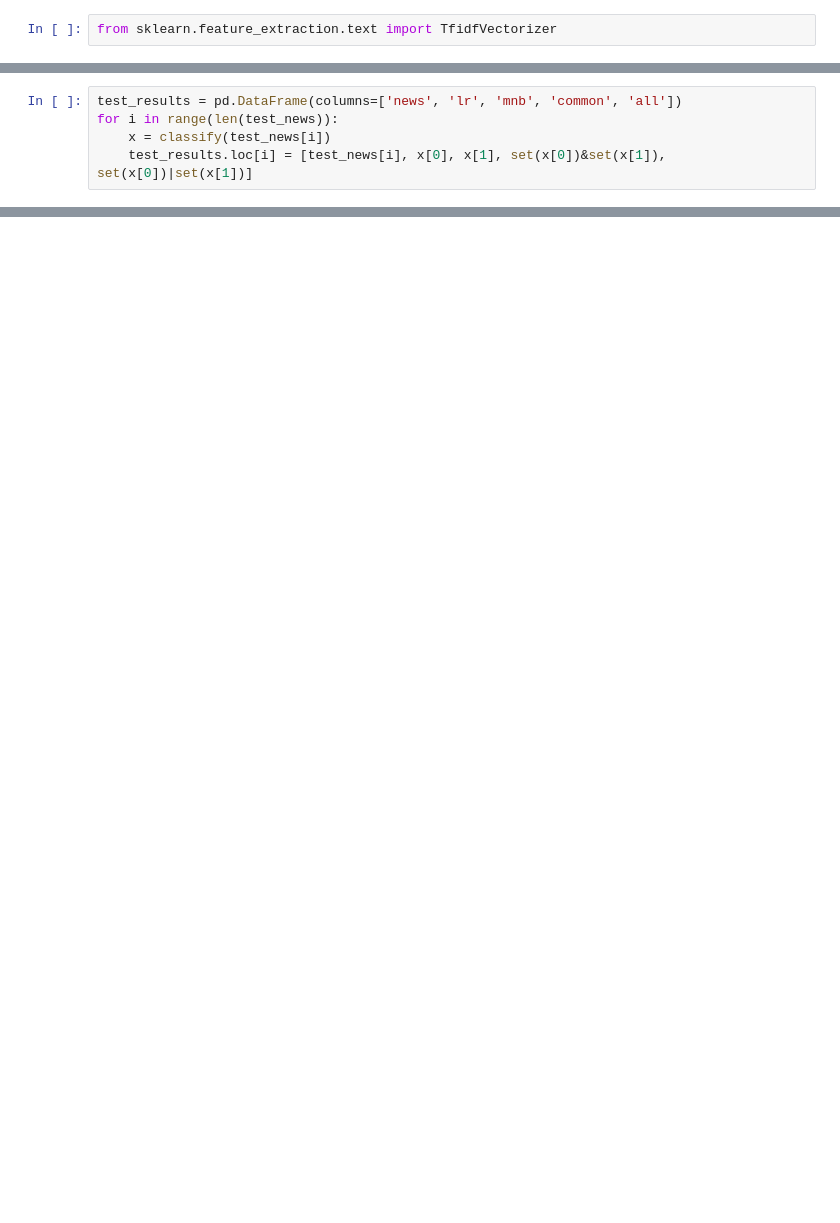
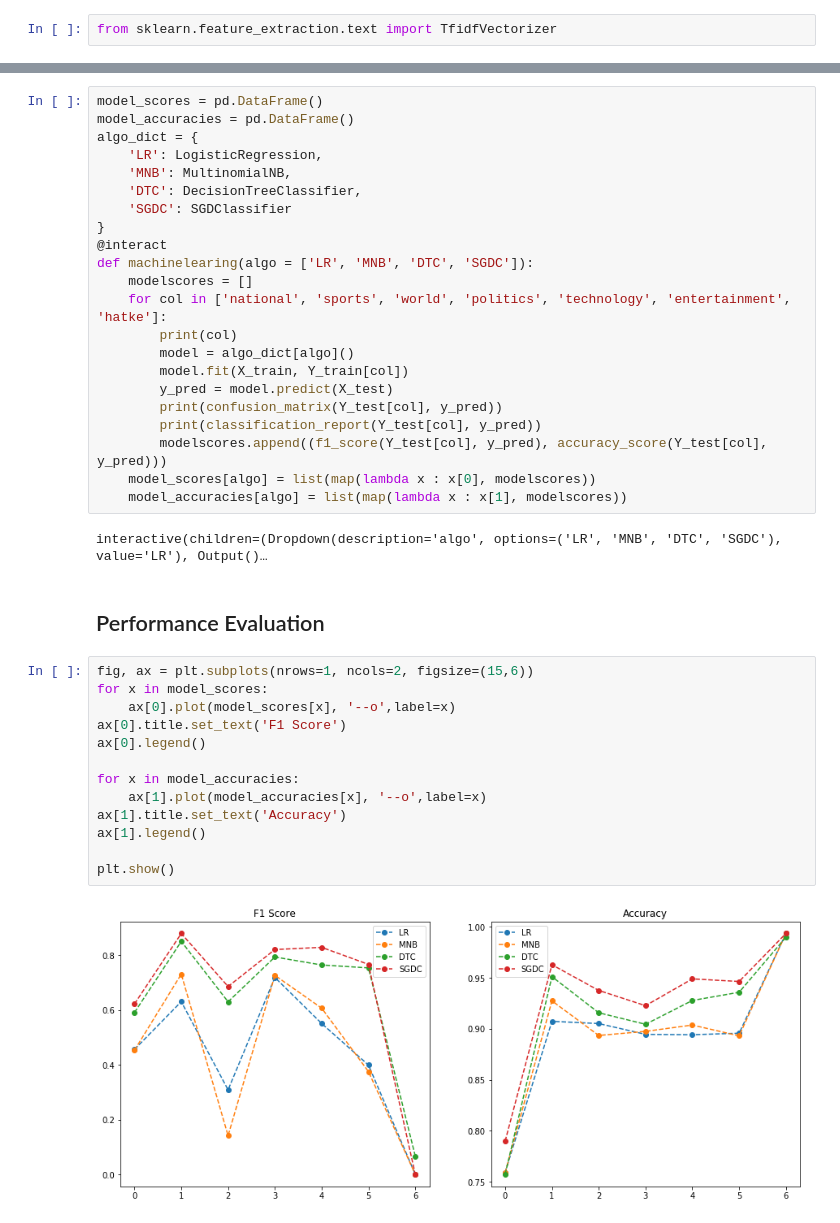
Before and after one commit to Ritvik19/News-Classifier, a Jupyter notebook: v2.ipynb, the cells around one changed output, grey strips where cells are left out. Saved outputs shown, nothing was run; the diff lists cells and outputs as text; blank space fills up the shorter version.

```diff
--- a/v2.ipynb
+++ b/v2.ipynb
@@ -451,5 +154,0 @@ test_news = [
-# %%
-test_results = pd.DataFrame(columns=['news', 'lr', 'mnb', 'common', 'all'])
-for i in range(len(test_news)):
-    x = classify(test_news[i])
-    test_results.loc[i] = [test_news[i], x[0], x[1], set(x[0])&set(x[1]), set(x[0])|set(x[1])]
@@ -474,0 +174,41 @@ test_results
+# %%
+model_scores = pd.DataFrame()
+model_accuracies = pd.DataFrame()
+algo_dict = {
+    'LR': LogisticRegression,
+    'MNB': MultinomialNB,
+    'DTC': DecisionTreeClassifier,
+    'SGDC': SGDClassifier
+}
+@interact
+def machinelearing(algo = ['LR', 'MNB', 'DTC', 'SGDC']):
+    modelscores = []
+    for col in ['national', 'sports', 'world', 'politics', 'technology', 'entertainment', 'hatke']:
+        print(col)
+        model = algo_dict[algo]()
+        model.fit(X_train, Y_train[col])
+        y_pred = model.predict(X_test)
+        print(confusion_matrix(Y_test[col], y_pred))
+        print(classification_report(Y_test[col], y_pred))
+        modelscores.append((f1_score(Y_test[col], y_pred), accuracy_score(Y_test[col], y_pred)))
+    model_scores[algo] = list(map(lambda x : x[0], modelscores))
+    model_accuracies[algo] = list(map(lambda x : x[1], modelscores))
+# %% [output]
+interactive(children=(Dropdown(description='algo', options=('LR', 'MNB', 'DTC', 'SGDC'), value='LR'), Output()…
+# %% [markdown]
+## Performance Evaluation
+# %%
+fig, ax = plt.subplots(nrows=1, ncols=2, figsize=(15,6))
+for x in model_scores:
+    ax[0].plot(model_scores[x], '--o',label=x)
+ax[0].title.set_text('F1 Score')
+ax[0].legend()
+
+for x in model_accuracies:
+    ax[1].plot(model_accuracies[x], '--o',label=x)
+ax[1].title.set_text('Accuracy')
+ax[1].legend()
+
+plt.show()
+# %% [output]
+[figure, added]
```
Also changed, not shown: parts of 77 cells of this notebook, 5 other files.
